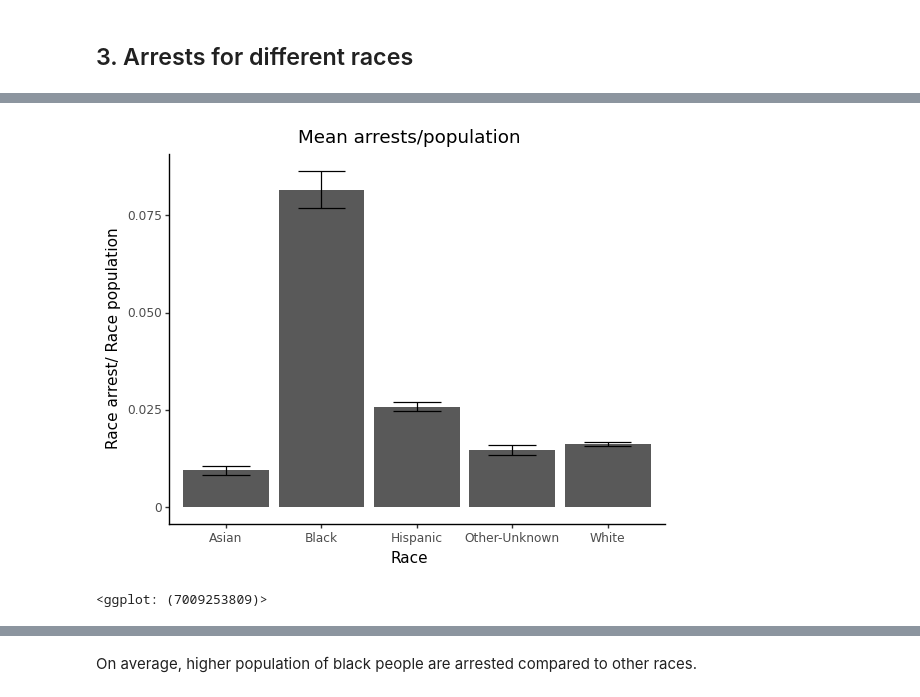
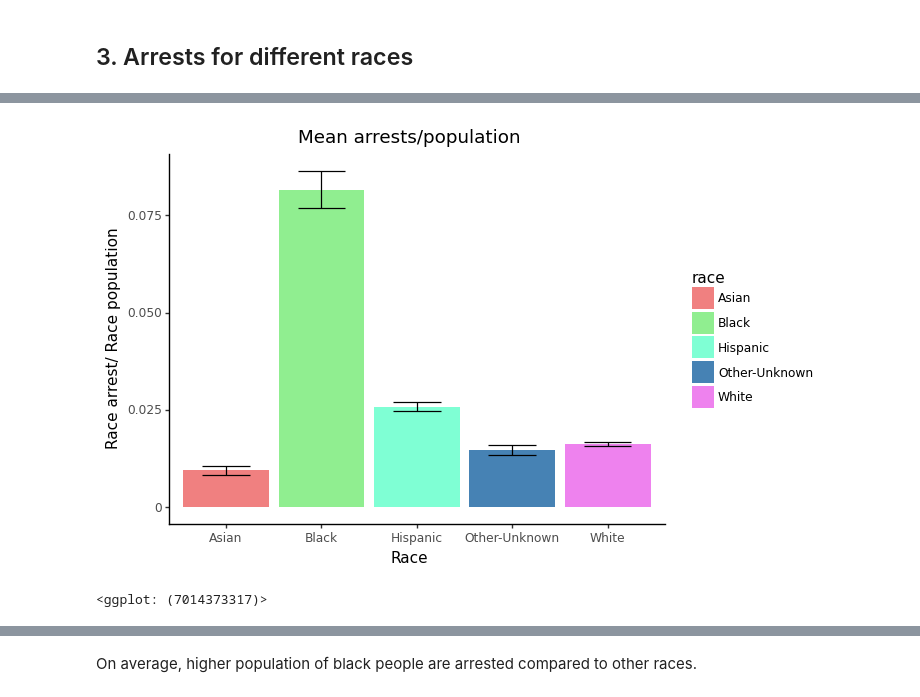
Before and after one commit to maayaikeda/newyork_crime, a Jupyter notebook: New_york_race_and_arrest.ipynb, the cells around one changed output, grey strips where cells are left out. Drawn from its saved outputs; the diff is of its cells as text; code cells hidden in the pictures.

```diff
--- a/New_york_race_and_arrest.ipynb
+++ b/New_york_race_and_arrest.ipynb
@@ -322,7 +323,7 @@ prison_df2['perblack'] = perblack
 prison_df2['arrestperpopulation'] = prison_df2['arrest']/prison_df2['population']
 # %%
 # Take the log of the population
-prison_df2['logpop'] = np.log10(prison_df2['population'])
+prison_df2['logpop'] = np.log10(prison_df2['totpopulation'])
 # %%
 prison_df2.head()
 # %% [output]
@@ -372,12 +424,13 @@ meanratio['ymax'] = meanratio['arrestperpopulation'] + meanratio['sem']
 # %%
-(ggplot(meanratio, aes(x='race',y='arrestperpopulation'))
+(ggplot(meanratio, aes(x='race',y='arrestperpopulation',fill = 'race'))
  + geom_col()
  + theme_classic()
+ + scale_fill_manual(values={'Asian':'lightcoral','Black':'lightgreen','Hispanic':'aquamarine','Other-Unknown':'steelblue','White':'violet'})
  + geom_errorbar(aes(x='race',ymin='ymin',ymax='ymax'))
  + xlab('Race')
  + ylab('Race arrest/ Race population')
  + ggtitle('Mean arrests/population')
 )
 # %% [output]
-[figure, old version]
+[figure, new version]
-<ggplot: (7009253809)>
+<ggplot: (7014373317)>
```
Also changed, not shown: parts of 56 cells of this notebook.
